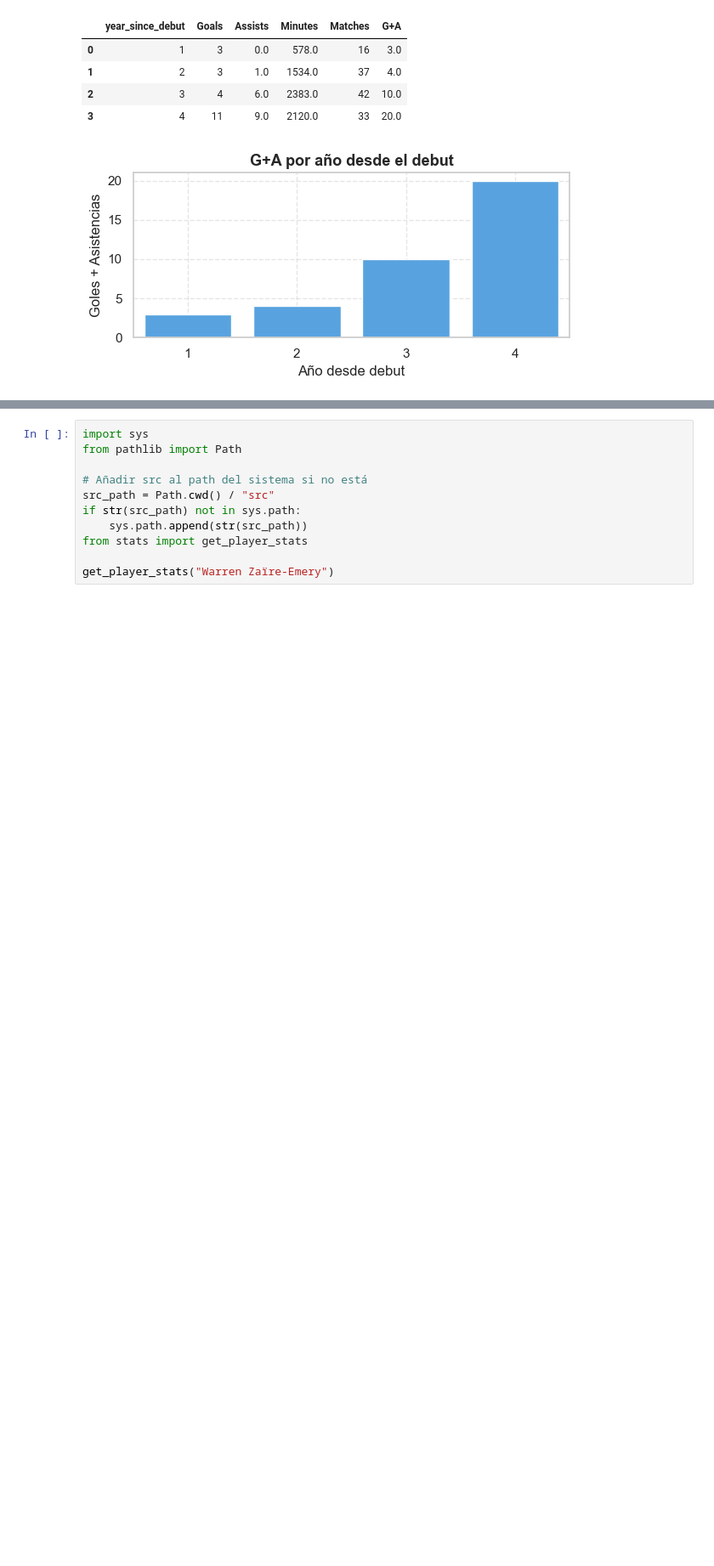
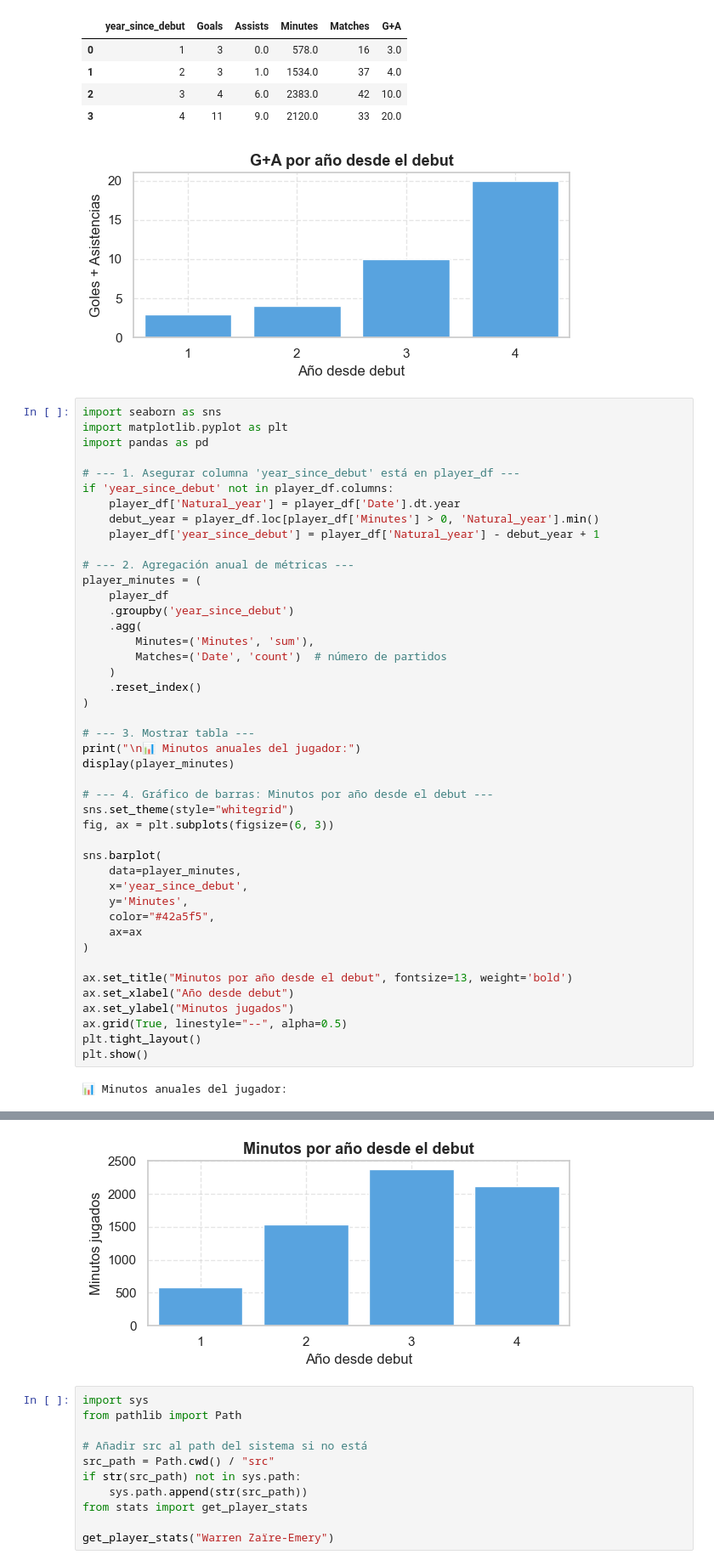
Before and after one commit to JuanmaCM7/Futpeak, a Jupyter notebook: notebooks/predict_young_players.ipynb, the cells around one changed output, grey strips where cells are left out. Shown: that part at 85% size. Saved outputs shown, nothing was run; the diff lists cells and outputs as text; blank space fills up the shorter version.

```diff
--- a/notebooks/predict_young_players.ipynb
+++ b/notebooks/predict_young_players.ipynb
@@ -542,3 +542,49 @@ plt.show()
 | 2 | 3 | 4 | 6.0 | 2383.0 | 42 | 10.0 |
 | 3 | 4 | 11 | 9.0 | 2120.0 | 33 | 20.0 |
 [figure]
+# %%
+import seaborn as sns
+import matplotlib.pyplot as plt
+import pandas as pd
+
+# --- 1. Asegurar columna 'year_since_debut' está en player_df ---
+if 'year_since_debut' not in player_df.columns:
+    player_df['Natural_year'] = player_df['Date'].dt.year
+    debut_year = player_df.loc[player_df['Minutes'] > 0, 'Natural_year'].min()
+    player_df['year_since_debut'] = player_df['Natural_year'] - debut_year + 1
+
+# --- 2. Agregación anual de métricas ---
+player_minutes = (
+    player_df
+    .groupby('year_since_debut')
+    .agg(
+        Minutes=('Minutes', 'sum'),
+        Matches=('Date', 'count')  # número de partidos
+    )
+    .reset_index()
+)
+
+# --- 3. Mostrar tabla ---
+print("\n📊 Minutos anuales del jugador:")
+display(player_minutes)
+
+# --- 4. Gráfico de barras: Minutos por año desde el debut ---
+sns.set_theme(style="whitegrid")
+fig, ax = plt.subplots(figsize=(6, 3))
+
+sns.barplot(
+    data=player_minutes,
+    x='year_since_debut',
+    y='Minutes',
+    color="#42a5f5",
+    ax=ax
+)
+
+ax.set_title("Minutos por año desde el debut", fontsize=13, weight='bold')
+ax.set_xlabel("Año desde debut")
+ax.set_ylabel("Minutos jugados")
+ax.grid(True, linestyle="--", alpha=0.5)
+plt.tight_layout()
+plt.show()
+# %% [output]
+📊 Minutos anuales del jugador:
@@ -545,3 +596,4 @@ plt.show()
+[figure, added]
 # %%
 import sys
 from pathlib import Path
```
Also changed, not shown: parts of 1 cell of this notebook, 33 other files.
